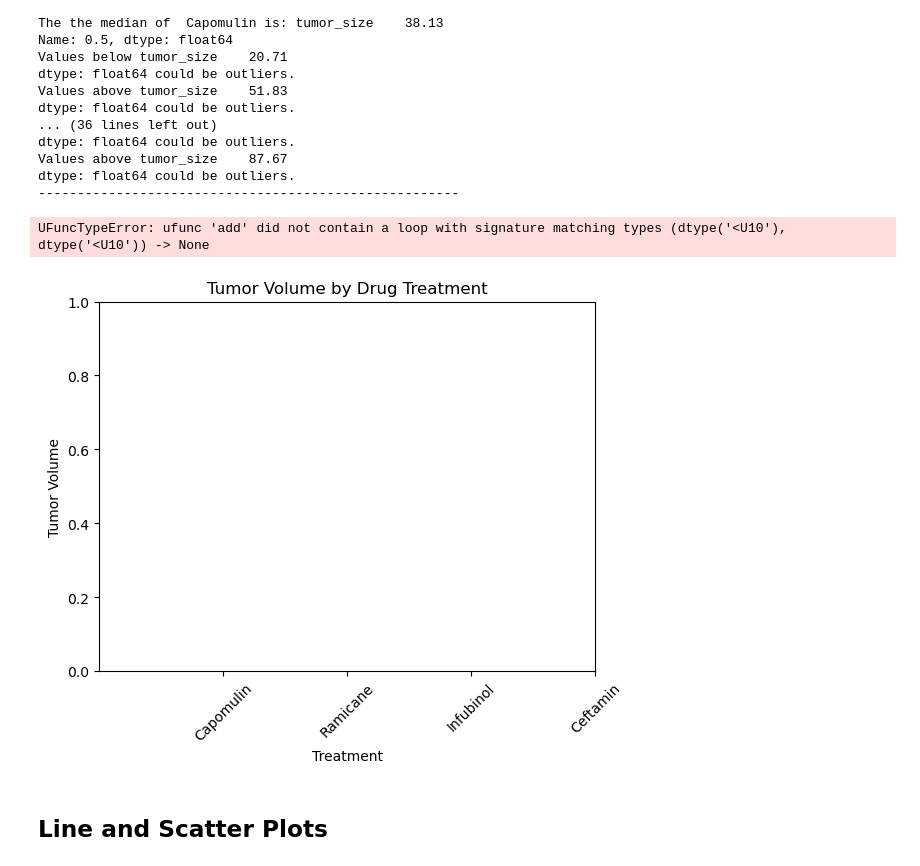
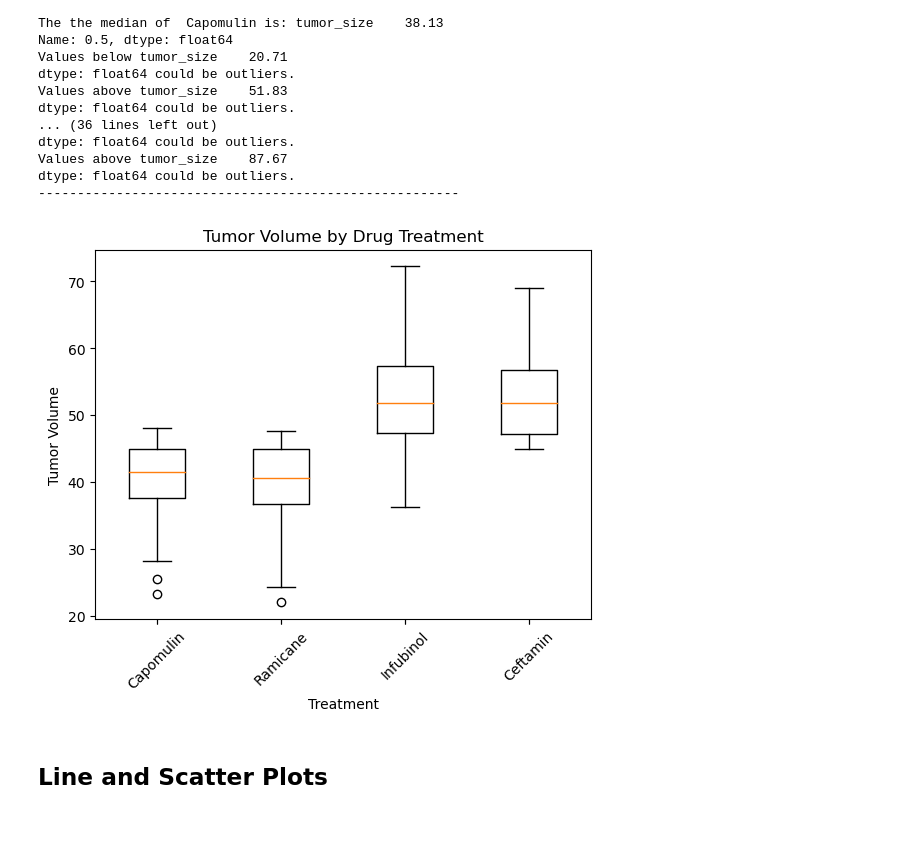
Before and after one commit to Annabrabender/datavisulization-challenge, a Jupyter notebook: pymaceuticals_starter.ipynb, the cells around one changed output. Drawn from its saved outputs; the diff is of its cells as text; code cells hidden in the pictures; blank space fills up the shorter version.

Commit message:
updated boxplots

```diff
--- a/pymaceuticals_starter.ipynb
+++ b/pymaceuticals_starter.ipynb
@@ -295,21 +295,23 @@ dtype: float64 could be outliers.
 ------------------------------------------------------
 # %%
 # Generate a box plot that shows the distrubution of the tumor volume for each treatment group.
+
+#NEED DRUG LABELS AT BOTTOM
+
 boxplot_list = []
 for treatment in treatments_list:
-    boxplot_list.append(list(last_timepoint.loc[treatment].dropna()))
-
+    final_tumor_vol = combined.loc[combined["Drug Regimen"] == treatment, 'Tumor Volume (mm3)']
+    boxplot_list.append(final_tumor_vol)
 
 fig = plt.figure()
 plt.xlabel("Treatment")
 plt.xticks([1,2,3,4], treatments_list, rotation=45)
 plt.ylabel("Tumor Volume")
 plt.title("Tumor Volume by Drug Treatment")
-plt.boxplot(boxplot_list)
+plt.boxplot(boxplot_list, labels = ['Capomulin', 'Ramicane', 'Infubinol', 'Ceftamin'])
 plt.show()
 # %% [output]
-UFuncTypeError: ufunc 'add' did not contain a loop with signature matching types (dtype('<U10'), dtype('<U10')) -> None
-[figure, old version]
+[figure, new version]
 # %% [markdown]
 ## Line and Scatter Plots
 # %%
```
Also changed, not shown: parts of 3 cells of this notebook.
